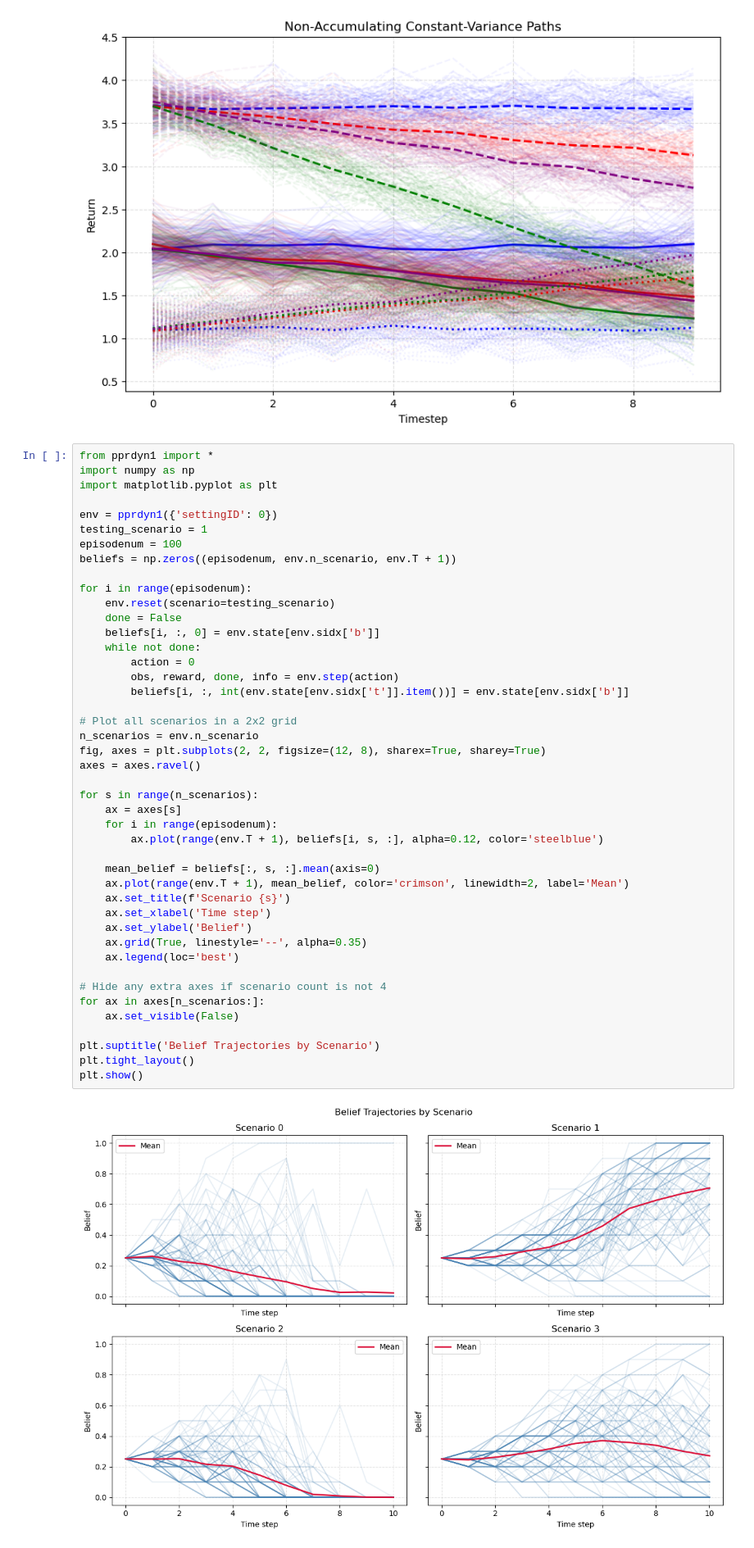
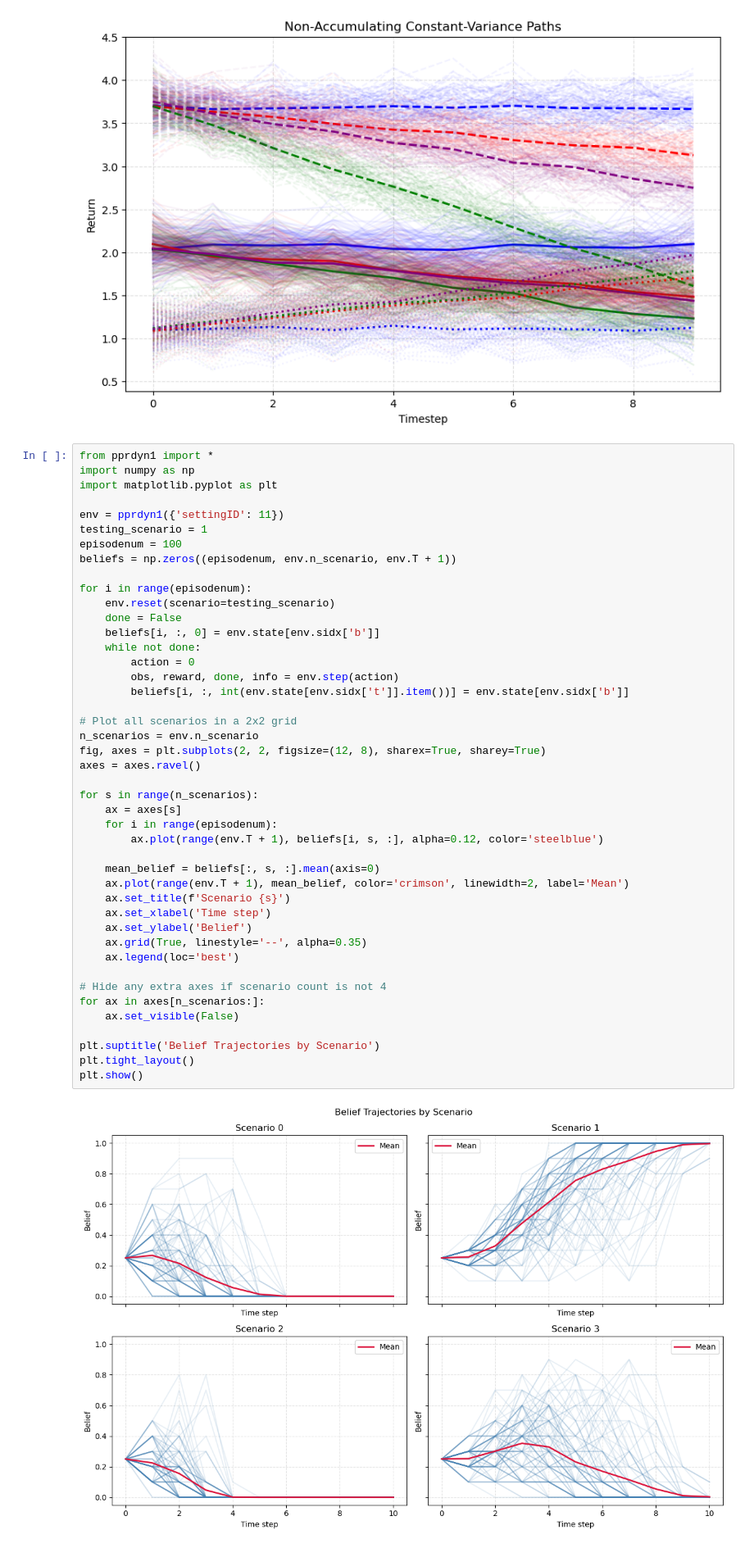
Before and after one commit to hyunseoky9/pilot, a Jupyter notebook: prairie_pothole_ex.ipynb, the cells around one changed output. Shown at 82% size. Saved outputs shown, nothing was run; the diff lists cells and outputs as text.

```diff
--- a/prairie_pothole_ex.ipynb
+++ b/prairie_pothole_ex.ipynb
@@ -489,7 +524,7 @@ from pprdyn1 import *
 import numpy as np
 import matplotlib.pyplot as plt
 
-env = pprdyn1({'settingID': 0})
+env = pprdyn1({'settingID': 11})
 testing_scenario = 1
 episodenum = 100
 beliefs = np.zeros((episodenum, env.n_scenario, env.T + 1))
@@ -502,34 +537,34 @@ for i in range(episodenum):
         action = 0
         obs, reward, done, info = env.step(action)
         beliefs[i, :, int(env.state[env.sidx['t']].item())] = env.state[env.sidx['b']]
 
 # Plot all scenarios in a 2x2 grid
 n_scenarios = env.n_scenario
 fig, axes = plt.subplots(2, 2, figsize=(12, 8), sharex=True, sharey=True)
 axes = axes.ravel()
 
 for s in range(n_scenarios):
     ax = axes[s]
     for i in range(episodenum):
         ax.plot(range(env.T + 1), beliefs[i, s, :], alpha=0.12, color='steelblue')
 
     mean_belief = beliefs[:, s, :].mean(axis=0)
     ax.plot(range(env.T + 1), mean_belief, color='crimson', linewidth=2, label='Mean')
     ax.set_title(f'Scenario {s}')
     ax.set_xlabel('Time step')
     ax.set_ylabel('Belief')
     ax.grid(True, linestyle='--', alpha=0.35)
     ax.legend(loc='best')
 
 # Hide any extra axes if scenario count is not 4
 for ax in axes[n_scenarios:]:
     ax.set_visible(False)
 
 plt.suptitle('Belief Trajectories by Scenario')
 plt.tight_layout()
 plt.show()
 # %% [output]
-[figure, old version]
+[figure, new version]
 # %%
 # evaluate performance of different policies
 from pprdyn1 import *
```
Also changed, not shown: parts of 4 cells of this notebook, 6 other files.
